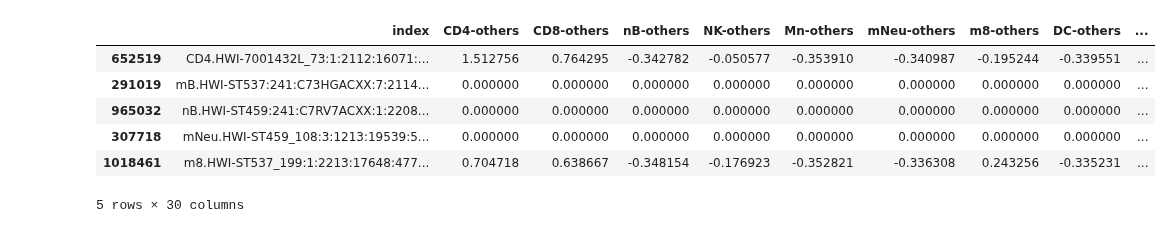
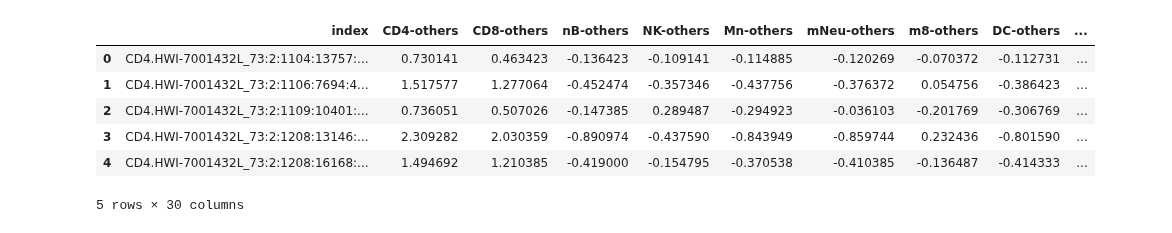
Before and after one commit to Irfanwustl/Research_code, a Jupyter notebook: MHB_per_read/softreadcounting/RandomForest_RC/develop/RF_multiclassifierTrain.ipynb, the cells around one changed output. Cells and saved outputs as stored; diff of their text form; code cells hidden in the pictures.

```diff
--- a/MHB_per_read/softreadcounting/RandomForest_RC/develop/RF_multiclassifierTrain.ipynb
+++ b/MHB_per_read/softreadcounting/RandomForest_RC/develop/RF_multiclassifierTrain.ipynb
@@ -5,40 +5,40 @@ from sklearn.model_selection import train_test_split
 from sklearn.ensemble import RandomForestClassifier
 from sklearn.metrics import accuracy_score
 import matplotlib.pyplot as plt
 from sklearn import metrics
 from collections import defaultdict
 import joblib
 
 import sys
 
 import os
 
 import time
 start_time = time.time()
 
 
-infile='/Users/irffanalahi/Research/Research_update/SoftRD/largerEXP/genepromdelta.7/Randomforest/developing/BL14_genepromSM_0.7.txt_result_dupindex_binnedstats.pkl_train.pkl'
+infile='/Users/irffanalahi/Research/Research_update/SoftRD/largerEXP/genepromdelta.7/Randomforest/developing/realtrainingtable/BL14_genepromSM_0.7.txt_REALTRAINbestref.txt_result_dupindex_binnedstats.pkl_totalformatteddata.pkl'
 
 outfol=infile+"_model"
 
 os.mkdir(outfol)
 
 gtcol='label2'
 
-n_trees=100
+n_trees=10000
 
 
 
 indf=pd.read_pickle(infile)
 
 indf.head()
 # %% [output]
 |  | index | CD4-others | CD8-others | nB-others | NK-others | Mn-others | mNeu-others | m8-others | DC-others | ... |
-| 652519 | CD4.HWI-7001432L_73:1:2112:16071:... | 1.512756 | 0.764295 | -0.342782 | -0.050577 | -0.353910 | -0.340987 | -0.195244 | -0.339551 | ... |
-| 291019 | mB.HWI-ST537:241:C73HGACXX:7:2114... | 0.000000 | 0.000000 | 0.000000 | 0.000000 | 0.000000 | 0.000000 | 0.000000 | 0.000000 | ... |
-| 965032 | nB.HWI-ST459:241:C7RV7ACXX:1:2208... | 0.000000 | 0.000000 | 0.000000 | 0.000000 | 0.000000 | 0.000000 | 0.000000 | 0.000000 | ... |
-| 307718 | mNeu.HWI-ST459_108:3:1213:19539:5... | 0.000000 | 0.000000 | 0.000000 | 0.000000 | 0.000000 | 0.000000 | 0.000000 | 0.000000 | ... |
-| 1018461 | m8.HWI-ST537_199:1:2213:17648:477... | 0.704718 | 0.638667 | -0.348154 | -0.176923 | -0.352821 | -0.336308 | 0.243256 | -0.335231 | ... |
+| 0 | CD4.HWI-7001432L_73:2:1104:13757:... | 0.730141 | 0.463423 | -0.136423 | -0.109141 | -0.114885 | -0.120269 | -0.070372 | -0.112731 | ... |
+| 1 | CD4.HWI-7001432L_73:2:1106:7694:4... | 1.517577 | 1.277064 | -0.452474 | -0.357346 | -0.437756 | -0.376372 | 0.054756 | -0.386423 | ... |
+| 2 | CD4.HWI-7001432L_73:2:1109:10401:... | 0.736051 | 0.507026 | -0.147385 | 0.289487 | -0.294923 | -0.036103 | -0.201769 | -0.306769 | ... |
+| 3 | CD4.HWI-7001432L_73:2:1208:13146:... | 2.309282 | 2.030359 | -0.890974 | -0.437590 | -0.843949 | -0.859744 | 0.232436 | -0.801590 | ... |
+| 4 | CD4.HWI-7001432L_73:2:1208:16168:... | 1.494692 | 1.210385 | -0.419000 | -0.154795 | -0.370538 | -0.410385 | -0.136487 | -0.414333 | ... |
 5 rows × 30 columns
 # %%
 features=['CD4-others', 'CD8-others', 'nB-others', 'NK-others','Mn-others', 'mNeu-others', 'm8-others', 'DC-others', 'Eo-others','Tr-others', 'm4-others', 'Mg-others', 'Er-others', 'mB-others','LENhypoCpG', 'LENhyperCpG', 'total_cpg', 'LENhypoCpG_BY_total_cpg','deltaMedian', 'deltaMean']
```
Also changed, not shown: parts of 1 cell of this notebook, 2 other files.
